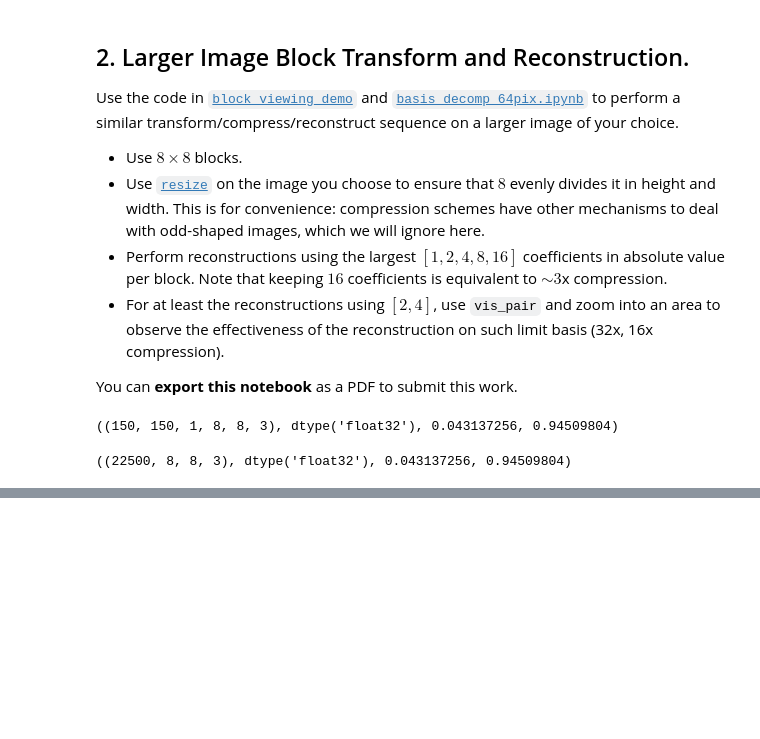
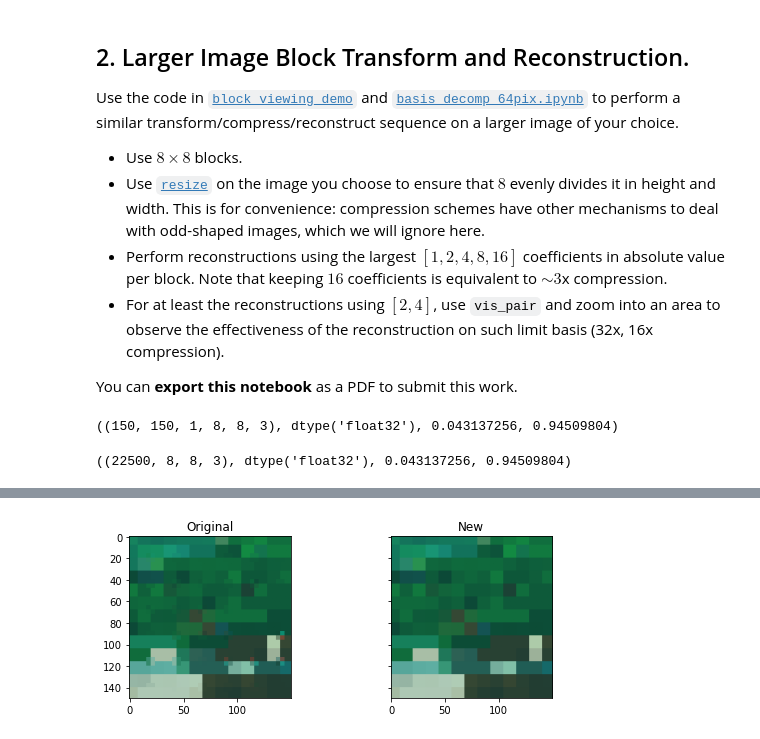
Before and after one commit to MaddogQ/my_1mag3proc3ss1ng, a Jupyter notebook: BlockTransform/play_Haar_compression.ipynb, the cells around one changed output, grey strips where cells are left out. Drawn from its saved outputs; the diff is of its cells as text; code cells hidden in the pictures; blank space fills up the shorter version.

```diff
--- a/BlockTransform/play_Haar_compression.ipynb
+++ b/BlockTransform/play_Haar_compression.ipynb
@@ -181,0 +199,4 @@ reconstruct(4, H, block_shape, block_view)
+# %%
+vis_pair(mod_block_grid2[400:550, 400:550], mod_block_grid4[400:550, 400:550])
+# %% [output]
+[figure, added]
```
Also changed, not shown: parts of 11 cells of this notebook, 2 other files.
